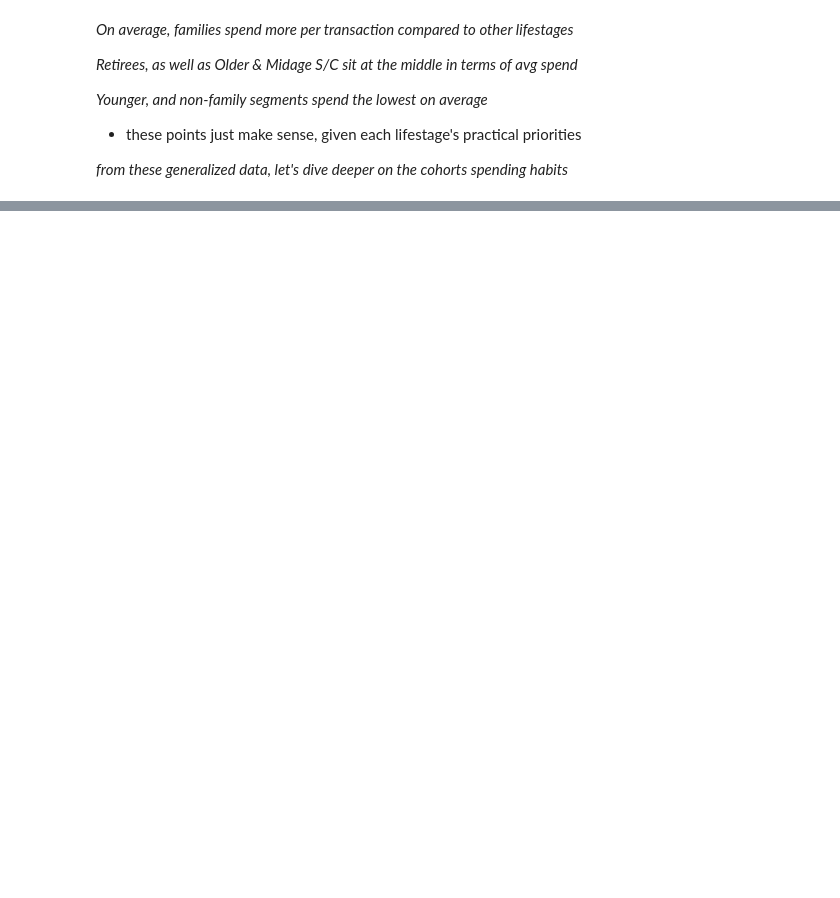
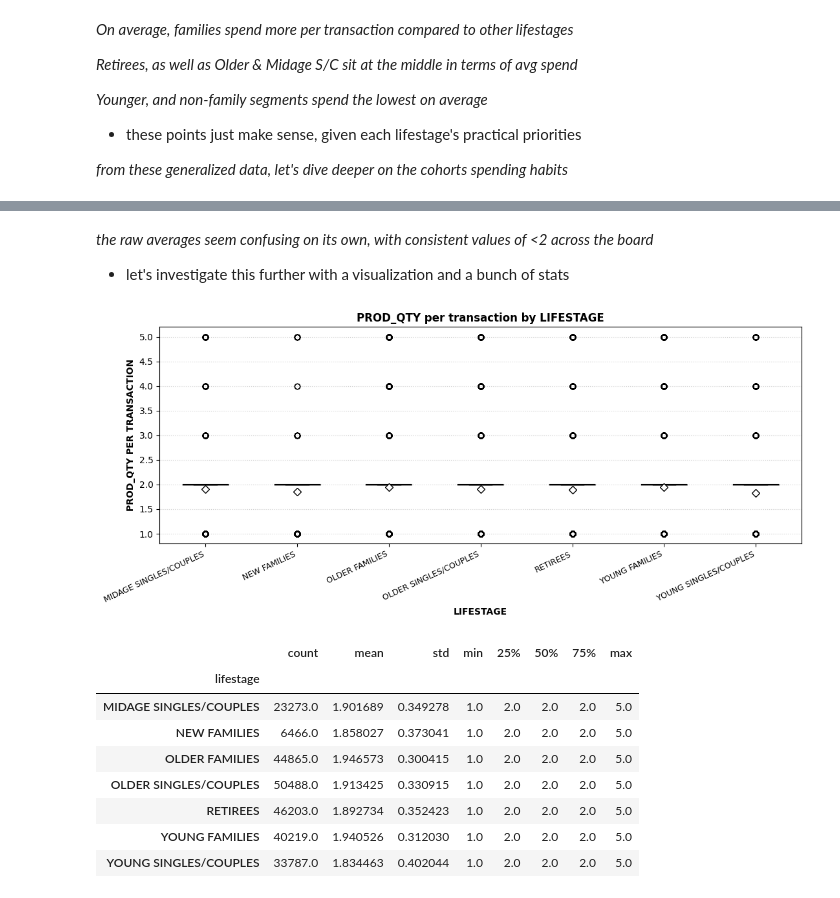
Before and after one commit to J0NA1RON/store_layout_analysis, a Jupyter notebook: notebooks/customer_segmentation.ipynb, the cells around one changed output, grey strips where cells are left out. Saved outputs shown, nothing was run; the diff lists cells and outputs as text; code cells hidden in the pictures; blank space fills up the shorter version.

```diff
--- a/notebooks/customer_segmentation.ipynb
+++ b/notebooks/customer_segmentation.ipynb
@@ -314,0 +353,56 @@ NameError: name 'df' is not defined
+# %% [markdown]
+*the raw averages seem confusing on its own, with consistent values of <2 across the board*
+
+- let's investigate this further with a visualization and a bunch of stats
+# %%
+
+
+def plot_qty_boxplots(df, group_col="lifestage", qty_col="prod_qty",
+                      save_path="avg_qty_boxplot.png"):
+    """Series of box plots of prod_qty per transaction row, one box per lifestage.
+
+    Every row in df is treated as one transaction, so each box shows the
+    distribution of prod_qty across all rows in that lifestage. The diamond
+    marks the mean. Returns the per-lifestage summary statistics.
+    """
+    groups = sorted(df[group_col].dropna().unique())
+    data = [df.loc[df[group_col] == g, qty_col].dropna() for g in groups]
+
+    fig, ax = plt.subplots(figsize=(max(9, 1.6 * len(groups)), 5))
+    ax.boxplot(data, showmeans=True,
+               medianprops=dict(color="black", linewidth=1.5),
+               meanprops=dict(marker="D", markerfacecolor="white",
+                              markeredgecolor="black", markersize=6))
+    # Set labels separately (works across matplotlib versions)
+    ax.set_xticks(range(1, len(groups) + 1))
+    ax.set_xticklabels([str(g).upper() for g in groups])
+
+    ax.set_xlabel(group_col.upper(), fontweight="bold")
+    ax.set_ylabel(f"{qty_col.upper()} PER TRANSACTION", fontweight="bold")
+    ax.set_title(f"{qty_col.upper()} per transaction by {group_col.upper()}",
+                 fontsize=12, fontweight="bold")
+    ax.yaxis.grid(True, linestyle=":", alpha=0.6)
+    ax.set_axisbelow(True)
+    plt.setp(ax.get_xticklabels(), rotation=25, ha="right", fontsize=9)
+
+    plt.tight_layout()
+    if save_path:
+        plt.savefig(save_path, dpi=200, bbox_inches="tight")
+    plt.show()
+
+    return df.groupby(group_col)[qty_col].describe()
+
+
+summary = plot_qty_boxplots(df)
+summary   # count, mean, std, min, quartiles, max per lifestage
+# %% [output]
+[figure, added]
+|  | count | mean | std | min | 25% | 50% | 75% | max |
+| lifestage |  |  |  |  |  |  |  |  |
+| MIDAGE SINGLES/COUPLES | 23273.0 | 1.901689 | 0.349278 | 1.0 | 2.0 | 2.0 | 2.0 | 5.0 |
+| NEW FAMILIES | 6466.0 | 1.858027 | 0.373041 | 1.0 | 2.0 | 2.0 | 2.0 | 5.0 |
+| OLDER FAMILIES | 44865.0 | 1.946573 | 0.300415 | 1.0 | 2.0 | 2.0 | 2.0 | 5.0 |
+| OLDER SINGLES/COUPLES | 50488.0 | 1.913425 | 0.330915 | 1.0 | 2.0 | 2.0 | 2.0 | 5.0 |
+| RETIREES | 46203.0 | 1.892734 | 0.352423 | 1.0 | 2.0 | 2.0 | 2.0 | 5.0 |
+| YOUNG FAMILIES | 40219.0 | 1.940526 | 0.312030 | 1.0 | 2.0 | 2.0 | 2.0 | 5.0 |
+| YOUNG SINGLES/COUPLES | 33787.0 | 1.834463 | 0.402044 | 1.0 | 2.0 | 2.0 | 2.0 | 5.0 |
```
Also changed, not shown: parts of 10 cells of this notebook, 1 other file.
